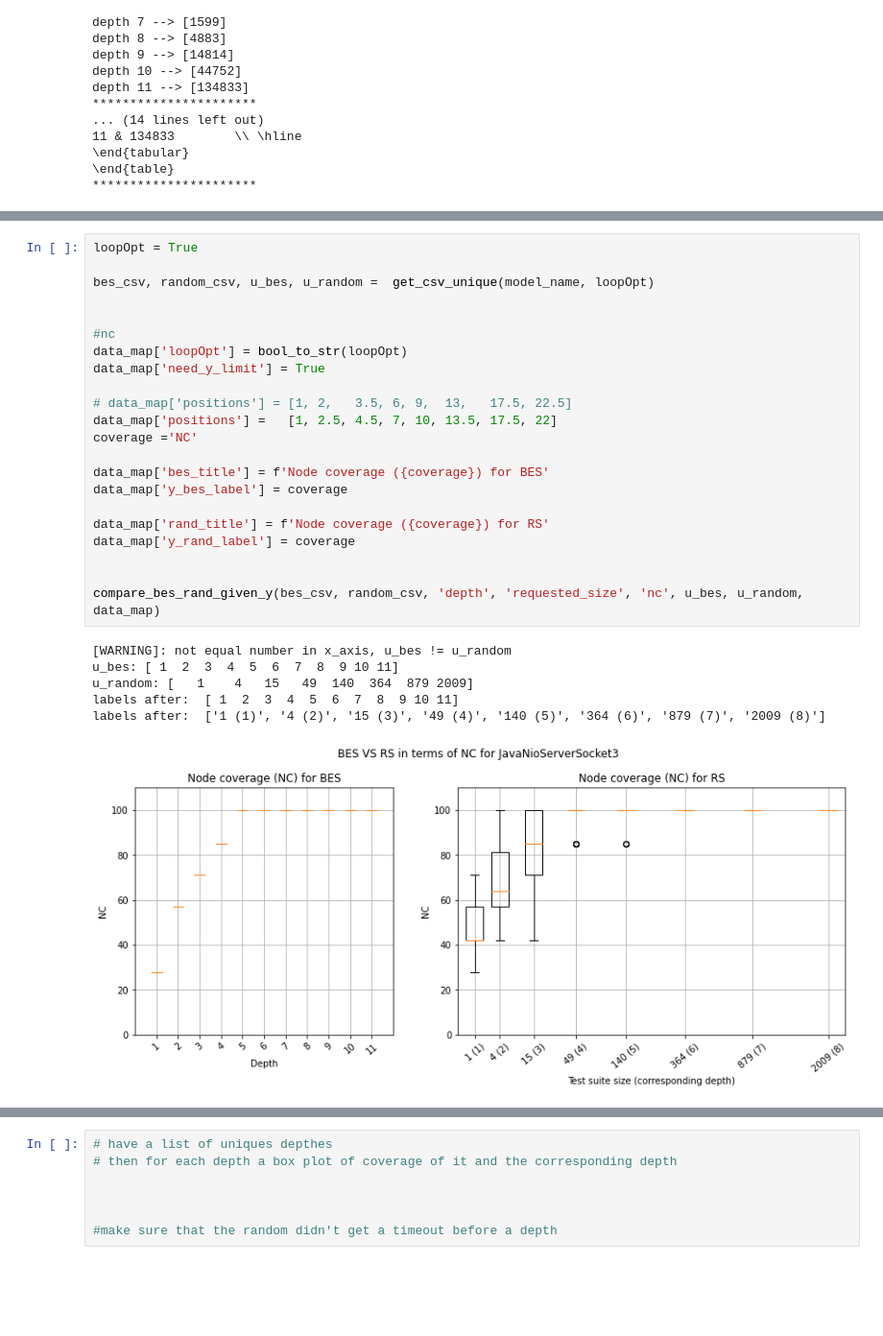
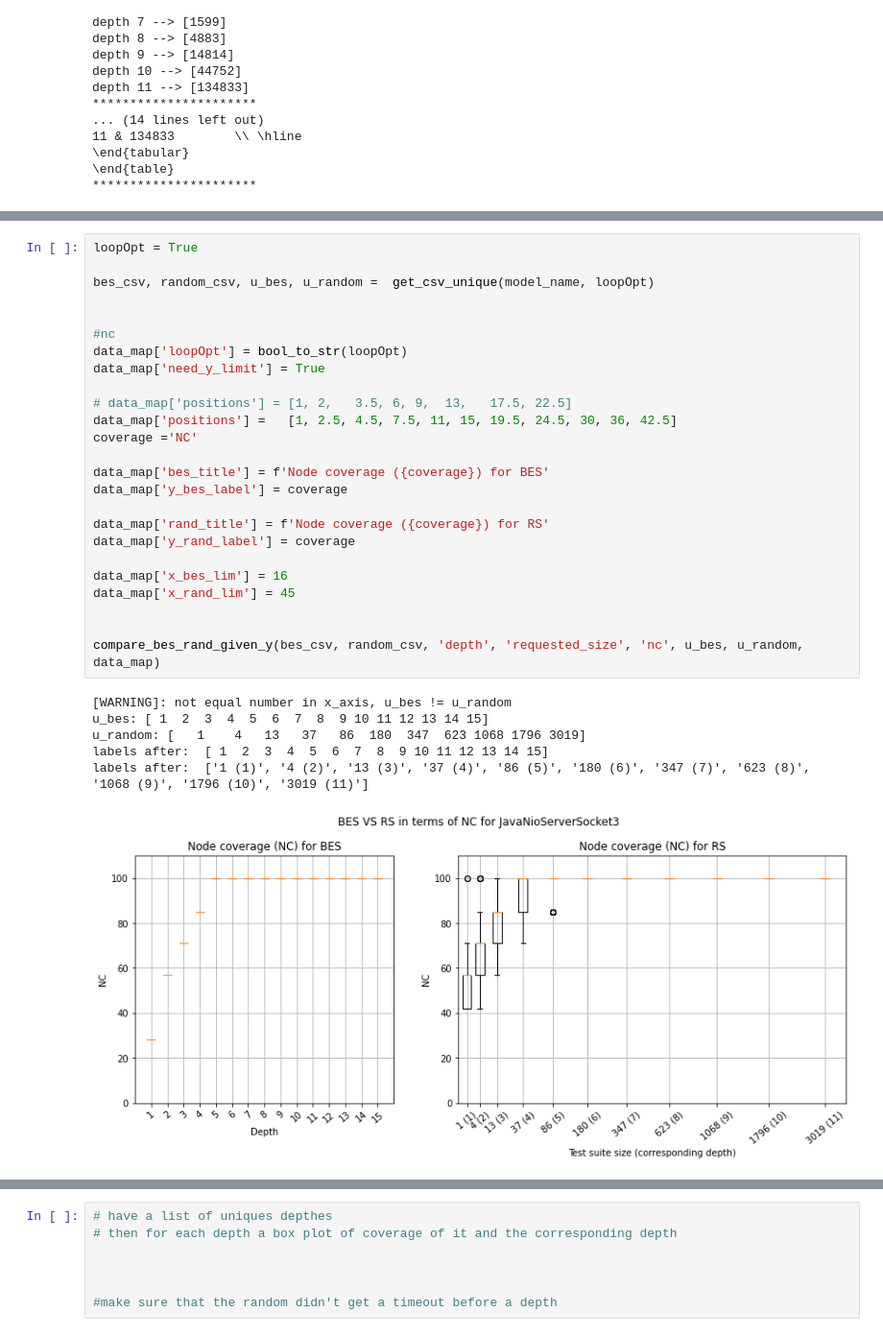
Before and after one commit to nour95/analysis, a Jupyter notebook: simple_cov/analysis/plot_JavaSocket_csv.ipynb, the cells around one changed output, grey strips where cells are left out. Shown: that part at 96% size. Cells and saved outputs as stored; diff of their text form; blank space fills up the shorter version.

```diff
--- a/simple_cov/analysis/plot_JavaSocket_csv.ipynb
+++ b/simple_cov/analysis/plot_JavaSocket_csv.ipynb
@@ -267,32 +274,35 @@ actual after : [1, 4, 15, 51, 153, 427, 1127, 2858, 7040, 16976, 40579]
 # %%
 loopOpt = True
 
 bes_csv, random_csv, u_bes, u_random =  get_csv_unique(model_name, loopOpt)
 
 
 #nc
 data_map['loopOpt'] = bool_to_str(loopOpt)
 data_map['need_y_limit'] = True
 
 # data_map['positions'] = [1, 2,   3.5, 6, 9,  13,   17.5, 22.5]
-data_map['positions'] =   [1, 2.5, 4.5, 7, 10, 13.5, 17.5, 22]
+data_map['positions'] =   [1, 2.5, 4.5, 7.5, 11, 15, 19.5, 24.5, 30, 36, 42.5]
 coverage ='NC'
 
 data_map['bes_title'] = f'Node coverage ({coverage}) for BES'
 data_map['y_bes_label'] = coverage
 
 data_map['rand_title'] = f'Node coverage ({coverage}) for RS'
 data_map['y_rand_label'] = coverage
 
+data_map['x_bes_lim'] = 16
+data_map['x_rand_lim'] = 45
+
 
 compare_bes_rand_given_y(bes_csv, random_csv, 'depth', 'requested_size', 'nc', u_bes, u_random, data_map)
 # %% [output]
 [WARNING]: not equal number in x_axis, u_bes != u_random
-u_bes: [ 1  2  3  4  5  6  7  8  9 10 11]
-u_random: [   1    4   15   49  140  364  879 2009]
-labels after:  [ 1  2  3  4  5  6  7  8  9 10 11]
-labels after:  ['1 (1)', '4 (2)', '15 (3)', '49 (4)', '140 (5)', '364 (6)', '879 (7)', '2009 (8)']
+u_bes: [ 1  2  3  4  5  6  7  8  9 10 11 12 13 14 15]
+u_random: [   1    4   13   37   86  180  347  623 1068 1796 3019]
+labels after:  [ 1  2  3  4  5  6  7  8  9 10 11 12 13 14 15]
+labels after:  ['1 (1)', '4 (2)', '13 (3)', '37 (4)', '86 (5)', '180 (6)', '347 (7)', '623 (8)', '1068 (9)', '1796 (10)', '3019 (11)']
-[figure, old version]
+[figure, new version]
 # %%
 # ec
 coverage = 'EC'
```
Also changed, not shown: parts of 11 cells of this notebook, 53 other files.
